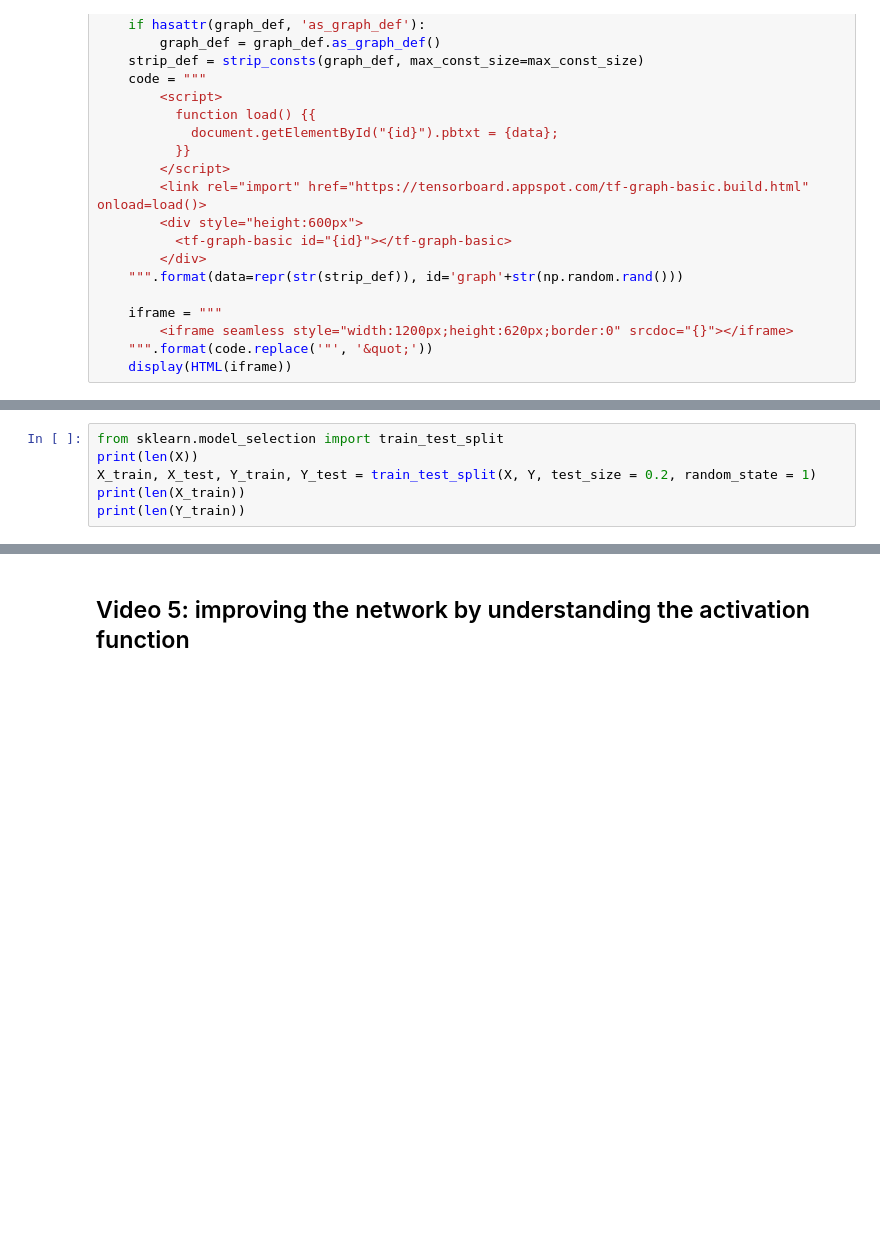
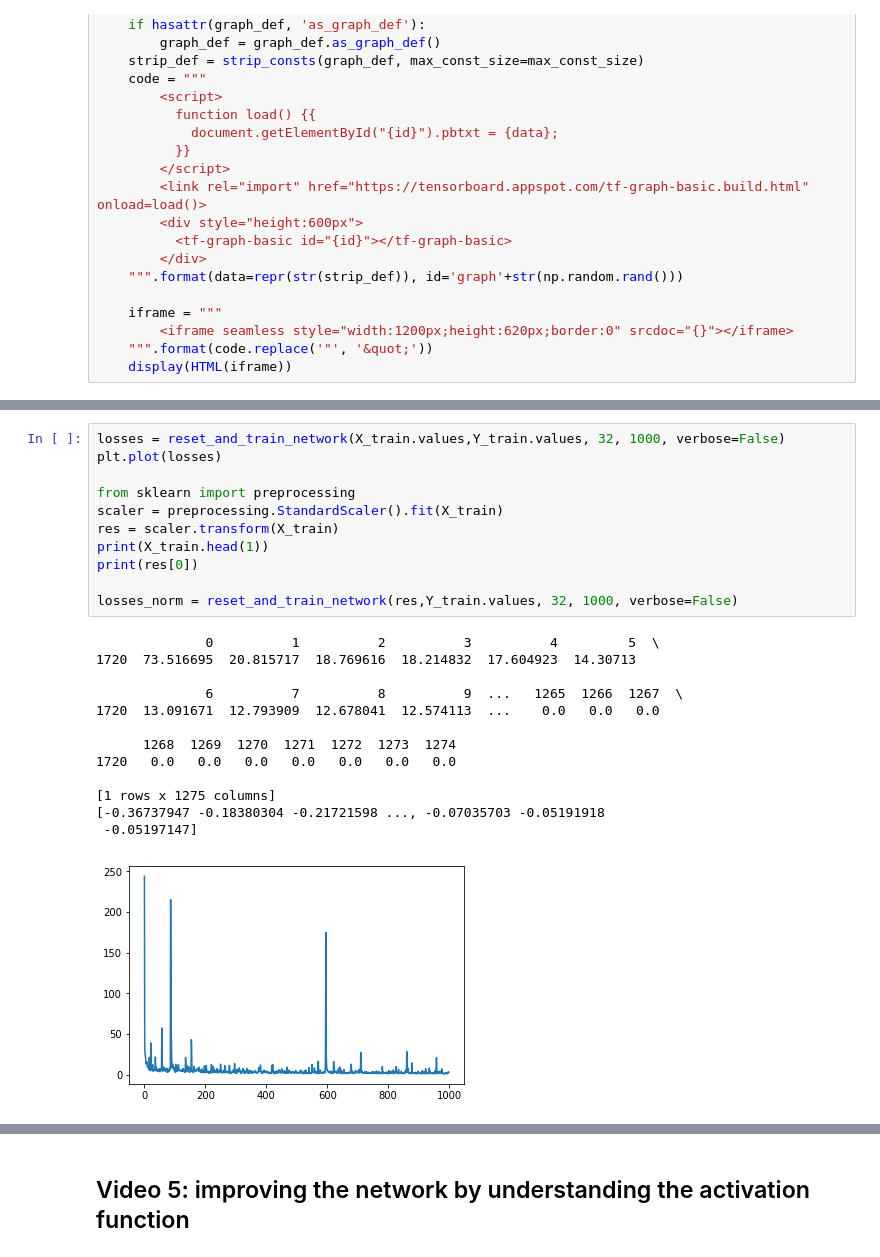
Before and after one commit to rmeertens/tensorflowcourse, a Jupyter notebook: product1/Chapter 3 Predicting ground state energies of molecules.ipynb, the cells around one changed output, grey strips where cells are left out. Cells and saved outputs as stored; diff of their text form; blank space fills up the shorter version.

```diff
--- a/product1/Chapter 3 Predicting ground state energies of molecules.ipynb
+++ b/product1/Chapter 3 Predicting ground state energies of molecules.ipynb
@@ -267,6 +318,0 @@ Use your train set to train on, your test set regularly to see if your approach
-# %%
-from sklearn.model_selection import train_test_split
-print(len(X))
-X_train, X_test, Y_train, Y_test = train_test_split(X, Y, test_size = 0.2, random_state = 1)
-print(len(X_train))
-print(len(Y_train))
@@ -274,0 +411,25 @@ print(len(Y_train))
+# %%
+losses = reset_and_train_network(X_train.values,Y_train.values, 32, 1000, verbose=False)
+plt.plot(losses)
+
+from sklearn import preprocessing
+scaler = preprocessing.StandardScaler().fit(X_train)
+res = scaler.transform(X_train)
+print(X_train.head(1))
+print(res[0])
+
+losses_norm = reset_and_train_network(res,Y_train.values, 32, 1000, verbose=False)
+# %% [output]
+              0          1          2          3          4         5  \
+1720  73.516695  20.815717  18.769616  18.214832  17.604923  14.30713
+
+              6          7          8          9  ...   1265  1266  1267  \
+1720  13.091671  12.793909  12.678041  12.574113  ...    0.0   0.0   0.0
+
+      1268  1269  1270  1271  1272  1273  1274
+1720   0.0   0.0   0.0   0.0   0.0   0.0   0.0
+
+[1 rows x 1275 columns]
+[-0.36737947 -0.18380304 -0.21721598 ..., -0.07035703 -0.05191918
+ -0.05197147]
+[figure, added]
```
Also changed, not shown: parts of 24 cells of this notebook, 1 other file.
